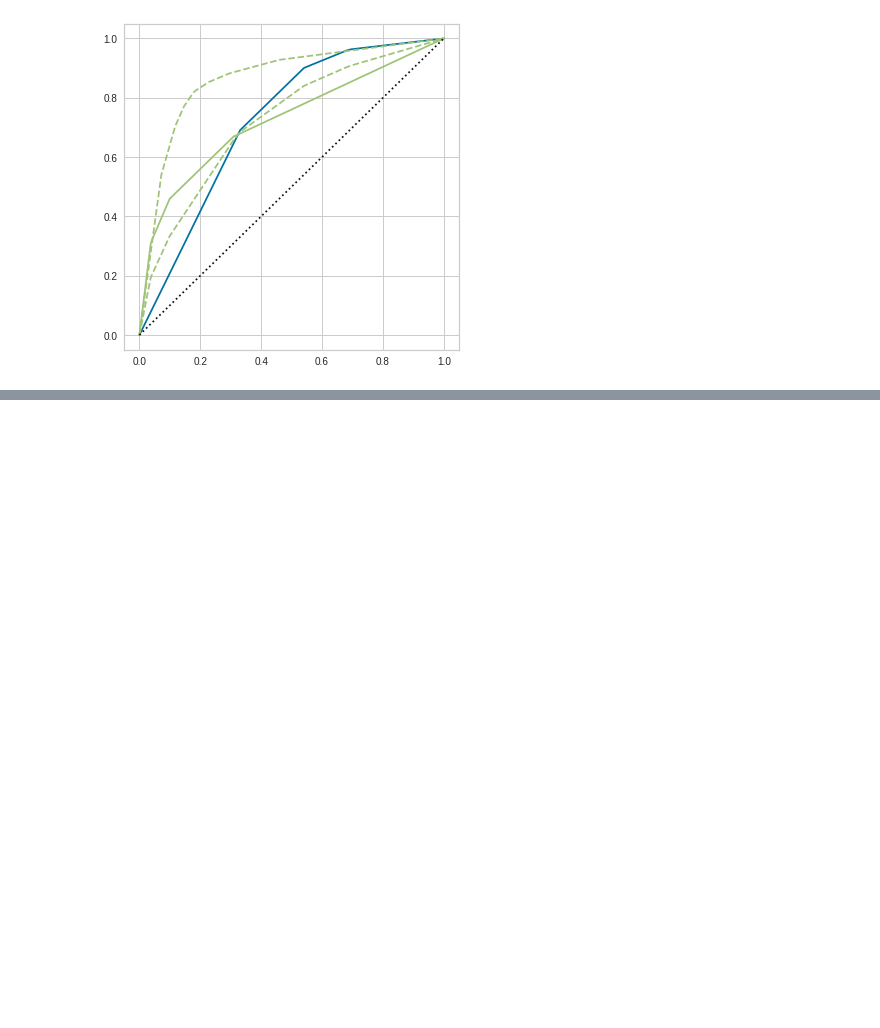
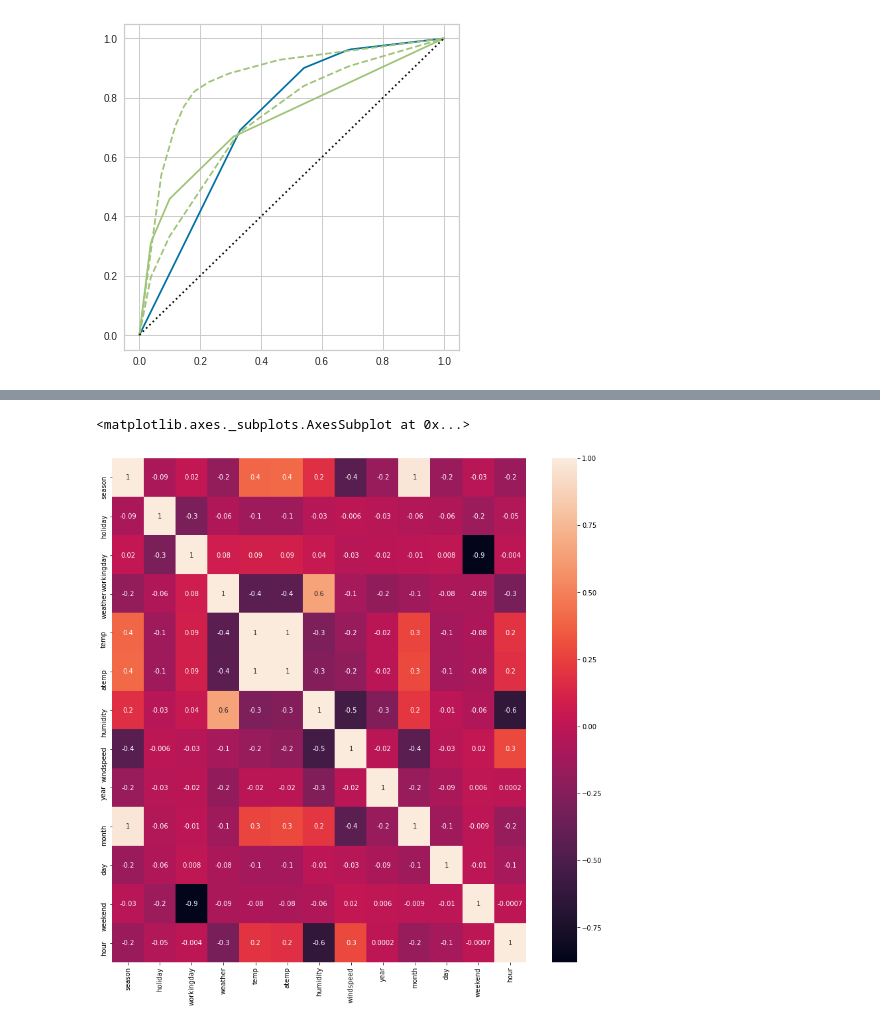
Before and after one commit to ZongZong0210/MarketDataScience, a Jupyter notebook: 資訊科學概論作業.ipynb, the cells around one changed output, grey strips where cells are left out. Saved outputs shown, nothing was run; the diff lists cells and outputs as text; code cells hidden in the pictures; blank space fills up the shorter version.

```diff
--- a/資訊科學概論作業.ipynb
+++ b/資訊科學概論作業.ipynb
@@ -632,0 +693,7 @@ confusion martix
+# %%
+drive.mount('/content/drive/') #與google drive牽連再一起
+!ls /content/drive/"My Drive"/"學校功課"/"Colab Notebooks"/
+# 載入檔案
+bike_sample = pd.read_csv('/content/drive/My Drive/學校功課/Colab Notebooks/資料/bike_sample.csv')
+bike_test = pd.read_csv('/content/drive/My Drive/學校功課/Colab Notebooks/資料/bike_test.csv')
+bike_train = pd.read_csv('/content/drive/My Drive/學校功課/Colab Notebooks/資料/bike_train.csv')
@@ -632,0 +763,4 @@ confusion martix
+# %%
+bike_all = bike_train.append(bike_test,ignore_index= True)
+print(bike_all.head())
+print(bike_all.shape)
@@ -632,0 +789,10 @@ confusion martix
+# %%
+bike_all['date'] = bike_all.datetime.apply( lambda a : a.split( )[0])
+bike_all['year'] = bike_all.datetime.apply( lambda a : a.split( )[0].split('-')[0]).astype('int')
+bike_all['month'] = bike_all.datetime.apply( lambda a : a.split( )[0].split('-')[1]).astype('int')
+bike_all['day'] = bike_all.datetime.apply( lambda a : a.split( )[0].split('-')[2]).astype('int')
+bike_all['weekend'] = bike_all.date.apply( lambda a : datetime.strptime( a , '%Y-%m-%d').isoweekday())
+bike_all['hour'] = bike_all.datetime.apply( lambda a : a.split( )[1].split(':')[0]).astype('int')
+# Delete datetime
+bike_all.drop(['datetime','casual','registered'], axis = 1 , inplace = True)
+bike_all.head()
@@ -632,0 +806,3 @@ confusion martix
+# %%
+corr_all = bike_all.corr()
+corr_all['count'].sort_values(ascending=False)
@@ -632,0 +825,9 @@ confusion martix
+# %%
+y_target = corr_all['count']
+x_features = corr_all.drop('count', axis=1)
+corr = x_features.corr()
+plt.figure(figsize=(14, 14))
+sns.heatmap(corr, annot=True, fmt='.1g')
+# %% [output]
+<matplotlib.axes._subplots.AxesSubplot at 0x...>
+[figure, added]
```
Also changed, not shown: parts of 44 cells of this notebook.
